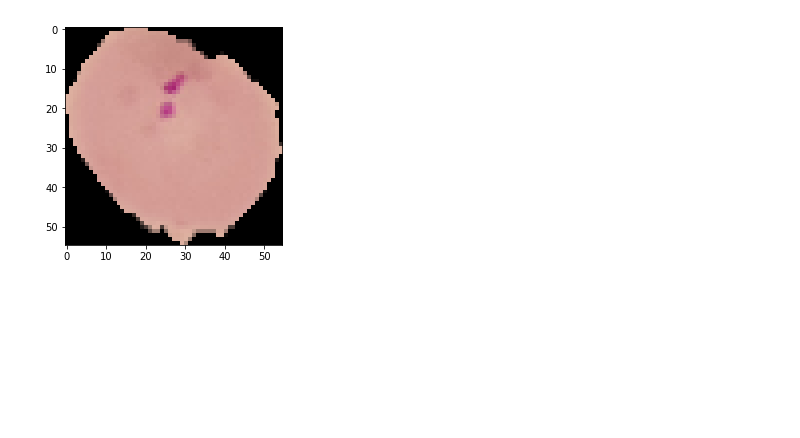
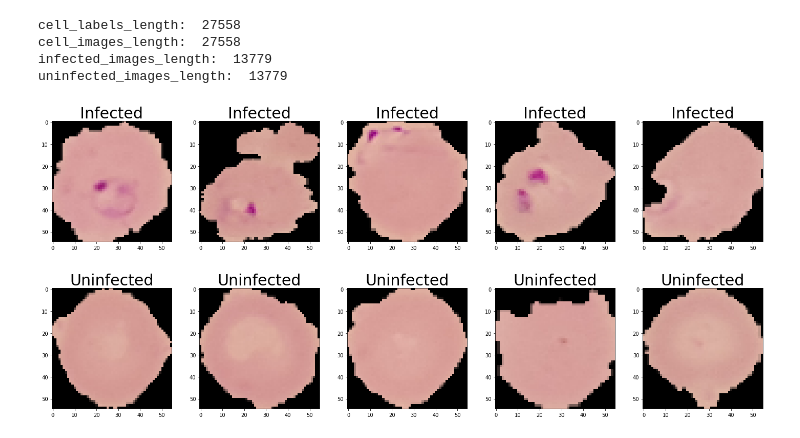
Before and after one commit to jessiemjones/malaria-detection-CNN, a Jupyter notebook: Malaria detection.ipynb, the cells around one changed output. Cells and saved outputs as stored; diff of their text form; code cells hidden in the pictures; blank space fills up the shorter version.

Commit message:
Cleaned up code, added visualization for images

```diff
--- a/Malaria detection.ipynb
+++ b/Malaria detection.ipynb
@@ -120,3 +23,19 @@ print(img_final.numpy().max())
+# %%
+base_path = "C:\\Users\\Jessy\\Downloads\\cell-images-for-detecting-malaria\\cell_images\\"
+#infected_path = base_path + "Parasitized\\"
+#uninfected_path = base_path + "Uninfected\\"
+
+data_root_infected = pathlib.Path(base_path + "Parasitized\\")
+data_root_uninfected = pathlib.Path(base_path + "Uninfected\\")
+#data_root_infected = pathlib.Path(infected_path)
+#data_root_uninfected = pathlib.Path(uninfected_path)
+
+all_infected_paths = list(data_root_infected.glob('*.png'))
+all_infected_paths = [str(path) for path in all_infected_paths]
+
+all_uninfected_paths = list(data_root_uninfected.glob('*.png'))
+all_uninfected_paths = [str(path) for path in all_uninfected_paths]
+#random.shuffle(all_image_paths)
 # %%
 def preprocess_image(image):
     image = tf.image.decode_jpeg(image, channels=3)
@@ -131,11 +49,37 @@ def load_and_preprocess_image(path):
-# %%
-image_path = all_image_paths[0]
-#label = all_image_labels[0]
-
-plt.imshow(load_and_preprocess_image(img_path))
-plt.grid(False)
-#plt.xlabel(caption_image(img_path))
-#plt.title(label_names[label].title())
-print()
-# %% [output]
-[figure, removed]
+# %%
+for item in all_infected_paths:
+    final_image = load_and_preprocess_image(item)
+    infected.append(final_image)
+    cell_images.append(final_image)
+    cell_labels.append(1)
+
+for item in all_uninfected_paths:
+    final_image = load_and_preprocess_image(item)
+    uninfected.append(final_image)
+    cell_images.append(final_image)
+    cell_labels.append(0)
+# %%
+print("cell_labels_length: ", len(cell_labels))
+print("cell_images_length: ", len(cell_images))
+print("infected_images_length: ", len(infected))
+print("uninfected_images_length: ", len(uninfected))
+# %% [output]
+cell_labels_length:  27558
+cell_images_length:  27558
+infected_images_length:  13779
+uninfected_images_length:  13779
+# %%
+def visualize_images(imgs, title):
+    plt.figure(figsize=(25,25))
+    for i in range(5):
+        plt.subplot(5,5, i+1)
+        plt.grid(False)
+        plt.imshow(imgs[i])
+        plt.title(title,fontsize=30)
+    plt.show()
+
+visualize_images(infected, "Infected")
+visualize_images(uninfected, "Uninfected")
+# %% [output]
+[figure, added]
+[figure, added]
```
Also changed, not shown: parts of 16 cells of this notebook.
